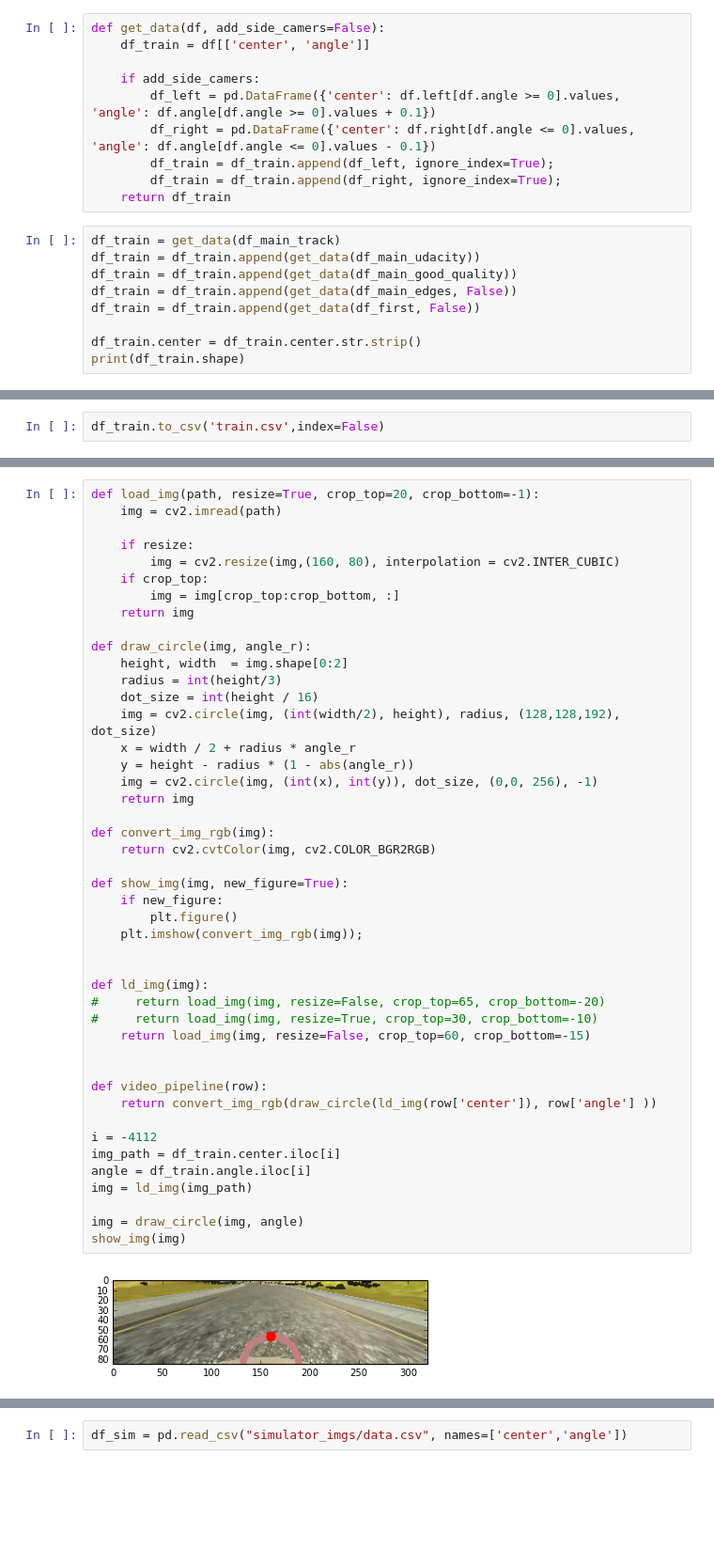
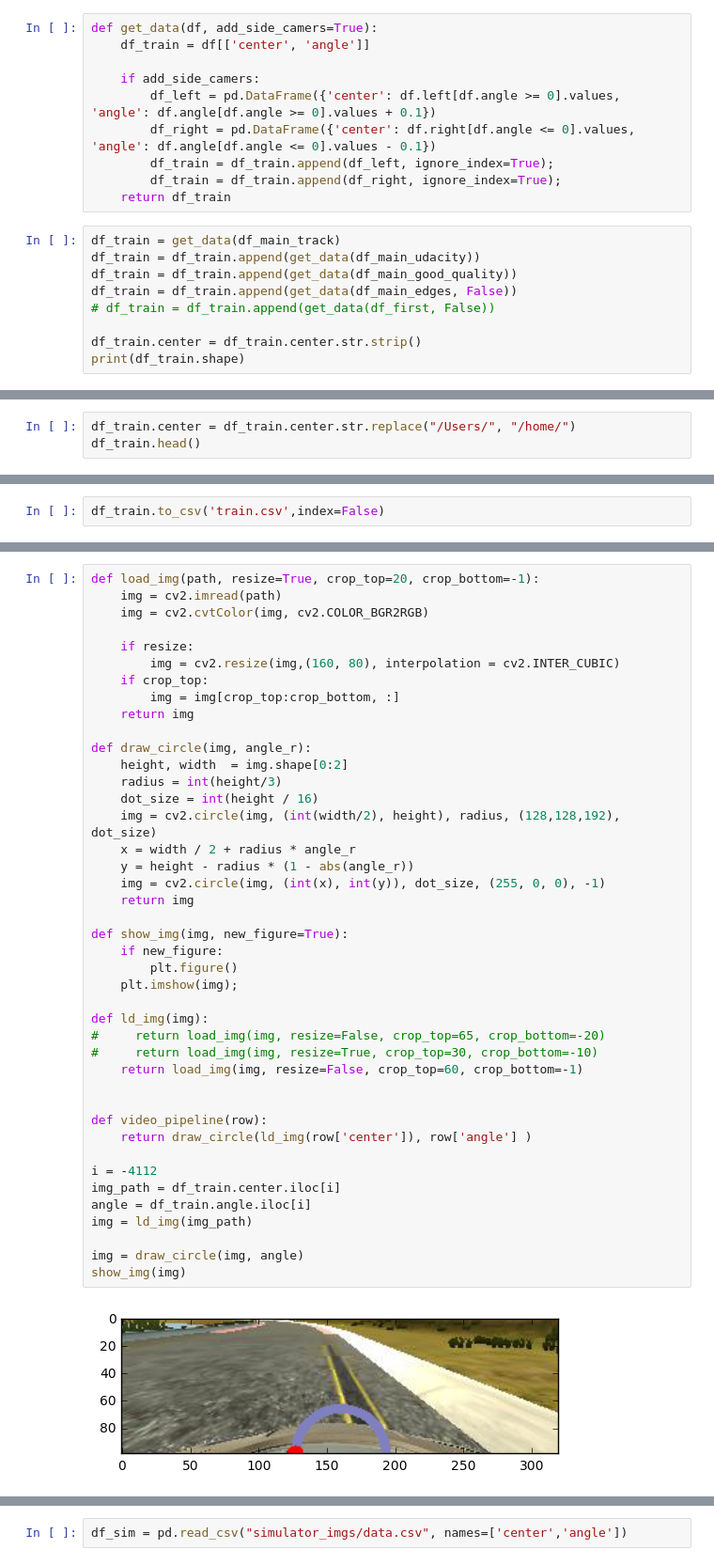
Before and after one commit to lachezarbozhkov/Self-Driving-Car-Simulator, a Jupyter notebook: Prepare Train Data.ipynb, the cells around one changed output, grey strips where cells are left out. Shown: that part at 94% size. Saved outputs shown, nothing was run; the diff lists cells and outputs as text; blank space fills up the shorter version.

```diff
--- a/Prepare Train Data.ipynb
+++ b/Prepare Train Data.ipynb
@@ -38,7 +38,7 @@ print(df_first.shape)
 (2469, 7)
 (22323, 7)
 # %%
-def get_data(df, add_side_camers=False):
+def get_data(df, add_side_camers=True):
     df_train = df[['center', 'angle']]
 
     if add_side_camers:
@@ -52,7 +52,7 @@ df_train = get_data(df_main_track)
 df_train = df_train.append(get_data(df_main_udacity))
 df_train = df_train.append(get_data(df_main_good_quality))
 df_train = df_train.append(get_data(df_main_edges, False))
-df_train = df_train.append(get_data(df_first, False))
+# df_train = df_train.append(get_data(df_first, False))
 
 df_train.center = df_train.center.str.strip()
 print(df_train.shape)
@@ -60,0 +61,3 @@ print(df_train.shape)
+# %%
+df_train.center = df_train.center.str.replace("/Users/", "/home/")
+df_train.head()
@@ -68,6 +78,7 @@ df_train.angle.plot(kind='hist', bins=31)
 # %%
 def load_img(path, resize=True, crop_top=20, crop_bottom=-1):
     img = cv2.imread(path)
+    img = cv2.cvtColor(img, cv2.COLOR_BGR2RGB)
 
     if resize:
         img = cv2.resize(img,(160, 80), interpolation = cv2.INTER_CUBIC)
@@ -76,42 +87,38 @@ def load_img(path, resize=True, crop_top=20, crop_bottom=-1):
     return img
 
 def draw_circle(img, angle_r):
     height, width  = img.shape[0:2]
     radius = int(height/3)
     dot_size = int(height / 16)
     img = cv2.circle(img, (int(width/2), height), radius, (128,128,192), dot_size)
     x = width / 2 + radius * angle_r
     y = height - radius * (1 - abs(angle_r))
-    img = cv2.circle(img, (int(x), int(y)), dot_size, (0,0, 256), -1)
+    img = cv2.circle(img, (int(x), int(y)), dot_size, (255, 0, 0), -1)
     return img
-
-def convert_img_rgb(img):
-    return cv2.cvtColor(img, cv2.COLOR_BGR2RGB)
 
 def show_img(img, new_figure=True):
     if new_figure:
         plt.figure()
-    plt.imshow(convert_img_rgb(img));
-
+    plt.imshow(img);
 
 def ld_img(img):
 #     return load_img(img, resize=False, crop_top=65, crop_bottom=-20)
 #     return load_img(img, resize=True, crop_top=30, crop_bottom=-10)
-    return load_img(img, resize=False, crop_top=60, crop_bottom=-15)
+    return load_img(img, resize=False, crop_top=60, crop_bottom=-1)
 
 
 def video_pipeline(row):
-    return convert_img_rgb(draw_circle(ld_img(row['center']), row['angle'] ))
+    return draw_circle(ld_img(row['center']), row['angle'] )
 
 i = -4112
 img_path = df_train.center.iloc[i]
 angle = df_train.angle.iloc[i]
 img = ld_img(img_path)
 
 img = draw_circle(img, angle)
 show_img(img)
 # %% [output]
-[figure, old version]
+[figure, new version]
 # %%
 # Plot angles
 plt.figure(figsize=(16,8))
```
Also changed, not shown: parts of 6 cells of this notebook, 4 other files.
